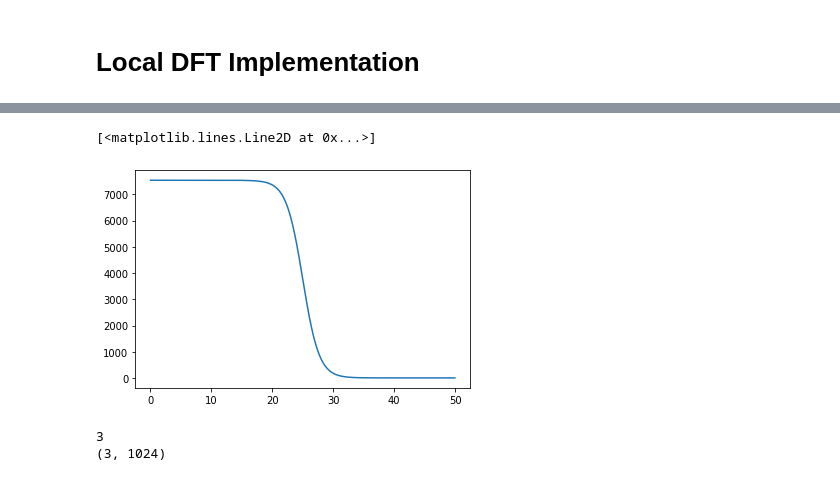
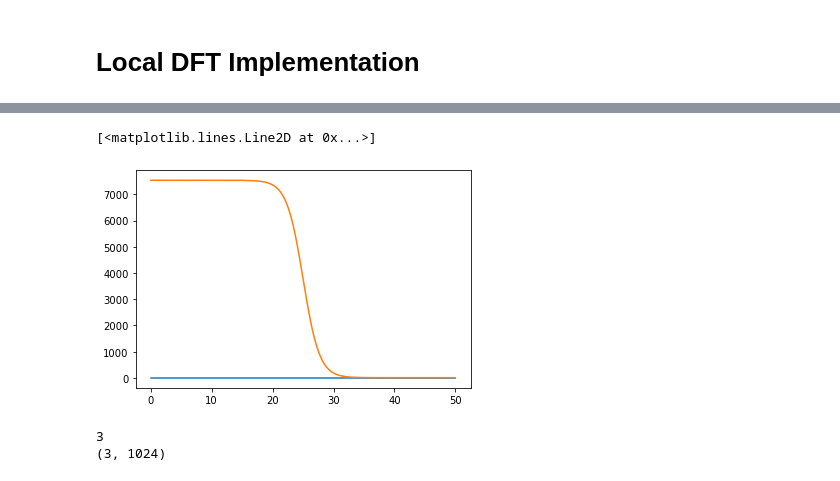
Before and after one commit to bbbursik/feos-pcsaft, a Jupyter notebook: examples/21-11-04-exampleDFT.ipynb, the cells around one changed output, grey strips where cells are left out. Saved outputs shown, nothing was run; the diff lists cells and outputs as text; code cells hidden in the pictures.

```diff
--- a/examples/21-11-04-exampleDFT.ipynb
+++ b/examples/21-11-04-exampleDFT.ipynb
@@ -14,7 +14,8 @@ feos_pcsaft.__file__
 # %% [markdown]
 # Local DFT Implementation
 # %%
-components = ['hexane']
+components = ['hexane']#, 'pentane']
+composition = np.array([0.3, 0.7]) *MOL
 temperature = 298.15* KELVIN
 pressure = 1 * BAR
 # %%
@@ -27,3 +29,10 @@ t_crit = State.critical_point_pure(func)[0].temperature
+# %%
+if len(components) == 1:
+    t_crit = State.critical_point_pure(func)[0].temperature
+    vle = PhaseEquilibrium.pure_t(func, temperature)
+else:
+    t_crit = State.critical_point(func, composition).temperature
+    vle = PhaseEquilibrium.bubble_point_tx(func, temperature, composition/MOL)
 # %%
 solver = DFTSolver().anderson_mixing(tol=1.0e-9,mmax=10)#.picard_iteration(tol=1.0e-5) # just write after one another
 interface = PlanarInterface.from_tanh(vle, 1024, 50 * ANGSTROM, t_crit)
@@ -35,10 +61,11 @@ array([[ 4.25951681,  4.25951682,  4.25951683, ..., 25.11082228,
 # %%
 # plot initial density profile
+plt.plot(interface.z / ANGSTROM, (interface.weighted_densities)[1][2,:])
 plt.plot(interface.z / ANGSTROM, (interface.density / MOL * METER**3)[0,:])
 #plt.plot(interface.z / ANGSTROM, (interface.density / MOL * METER**3)[1,:])
 # %% [output]
 [<matplotlib.lines.Line2D at 0x...>]
-[figure, old version]
+[figure, new version]
 # %%
 wd = interface.weighted_densities
 #plt.plot(interface.z / ANGSTROM, (wd / MOL * METER**3)[0,:])
```
Also changed, not shown: parts of 6 cells of this notebook.
